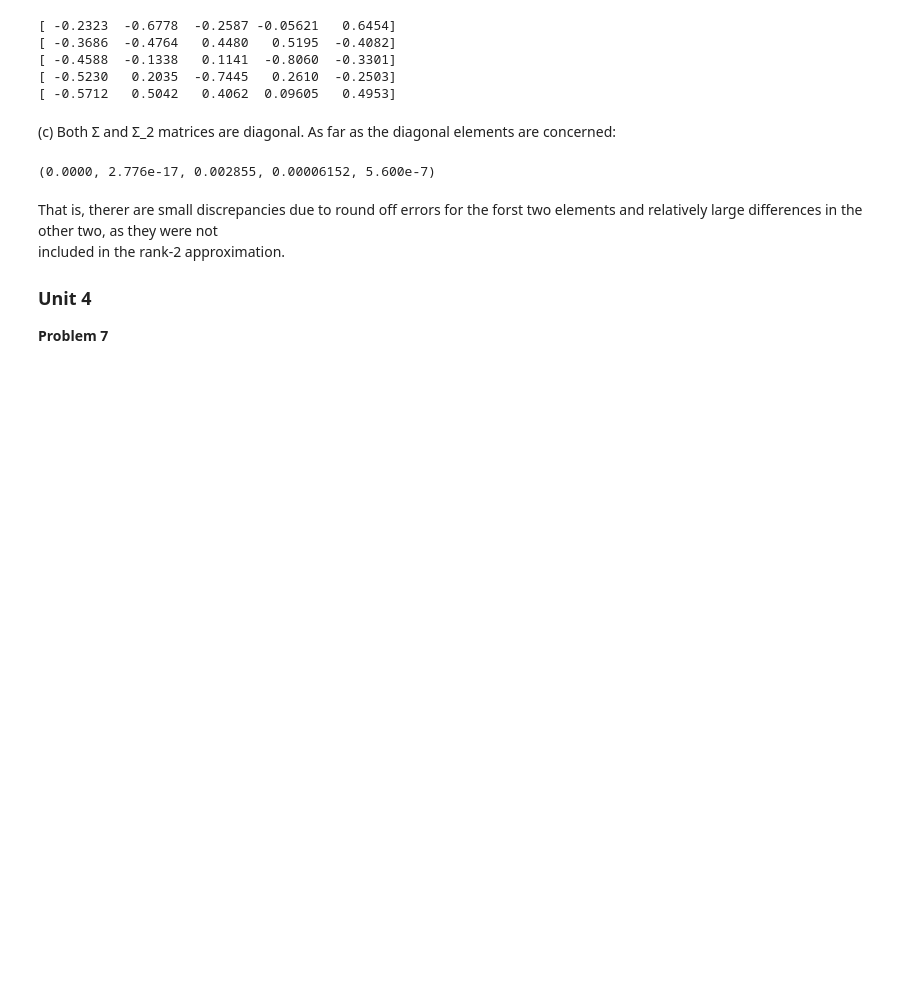
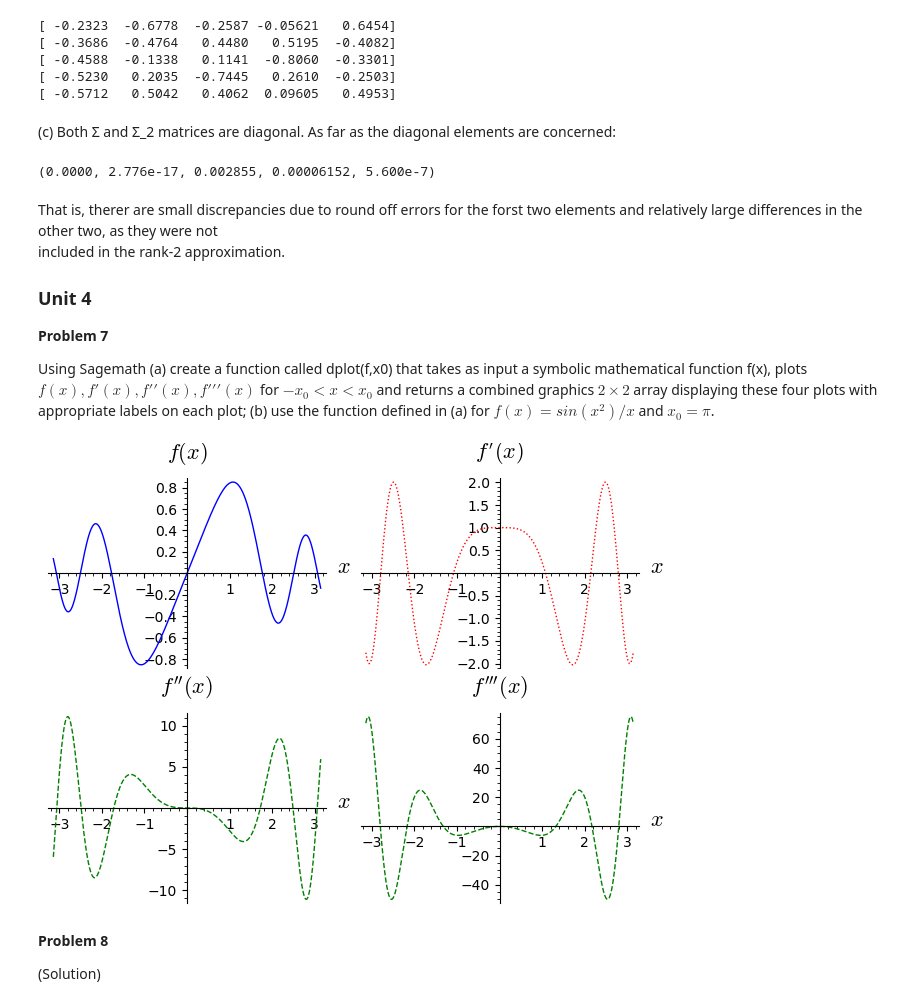
Before and after one commit to gzavlanis/Jupyter-files, a Jupyter notebook: revesion_exams.ipynb, the cells around one changed output. Drawn from its saved outputs; the diff is of its cells as text; code cells hidden in the pictures; blank space fills up the shorter version.

```diff
--- a/revesion_exams.ipynb
+++ b/revesion_exams.ipynb
@@ -417,3 +417,31 @@ included in the rank-2 approximation.
 ### Unit 4
 
 **Problem 7**
+
+Using Sagemath
+(a) create a function called dplot(f,x0) that takes as input a symbolic mathematical function f(x), plots
+$f(x), f′(x), f′′(x), f′′′(x)$ for $−x_0 < x < x_0$ and returns a combined graphics $2×2$ array displaying these
+four plots with appropriate labels on each plot;
+(b) use the function defined in (a) for $f(x) = sin(x^2)/x$
+and $x_0=π$.
+# %%
+def dplot(f, x0):
+    d1f(x) = derivative(f, x, 1)
+    d2f(x) = derivative(f, x, 2)
+    d3f(x) = derivative(f, x, 3)
+
+    p0 = plot(f, (x, -x0, x0), linestyle = '-', color = 'blue', axes_labels = ['$x$', '$f(x)$'])
+    p1 = plot(d1f(x), (x, -x0, x0), linestyle = ':', color = 'red', axes_labels = ['$x$', '$f\'(x)$'])
+    p2 = plot(d2f(x), (x, -x0, x0), linestyle = '--', color = 'green', axes_labels = ['$x$', '$f\'\'(x)$'])
+    p3 = plot(d3f(x), (x, -x0, x0), linestyle = '--', color = 'green', axes_labels = ['$x$', '$f\'\'\'(x)$'])
+
+    g = graphics_array([[p0, p1], [p2, p3]])
+    return g
+
+dplot(sin(x^2)/x, pi)
+# %% [output]
+[figure, added]
+# %% [markdown]
+**Problem 8**
+
+(Solution)
```
Also changed, not shown: parts of 21 cells of this notebook.
